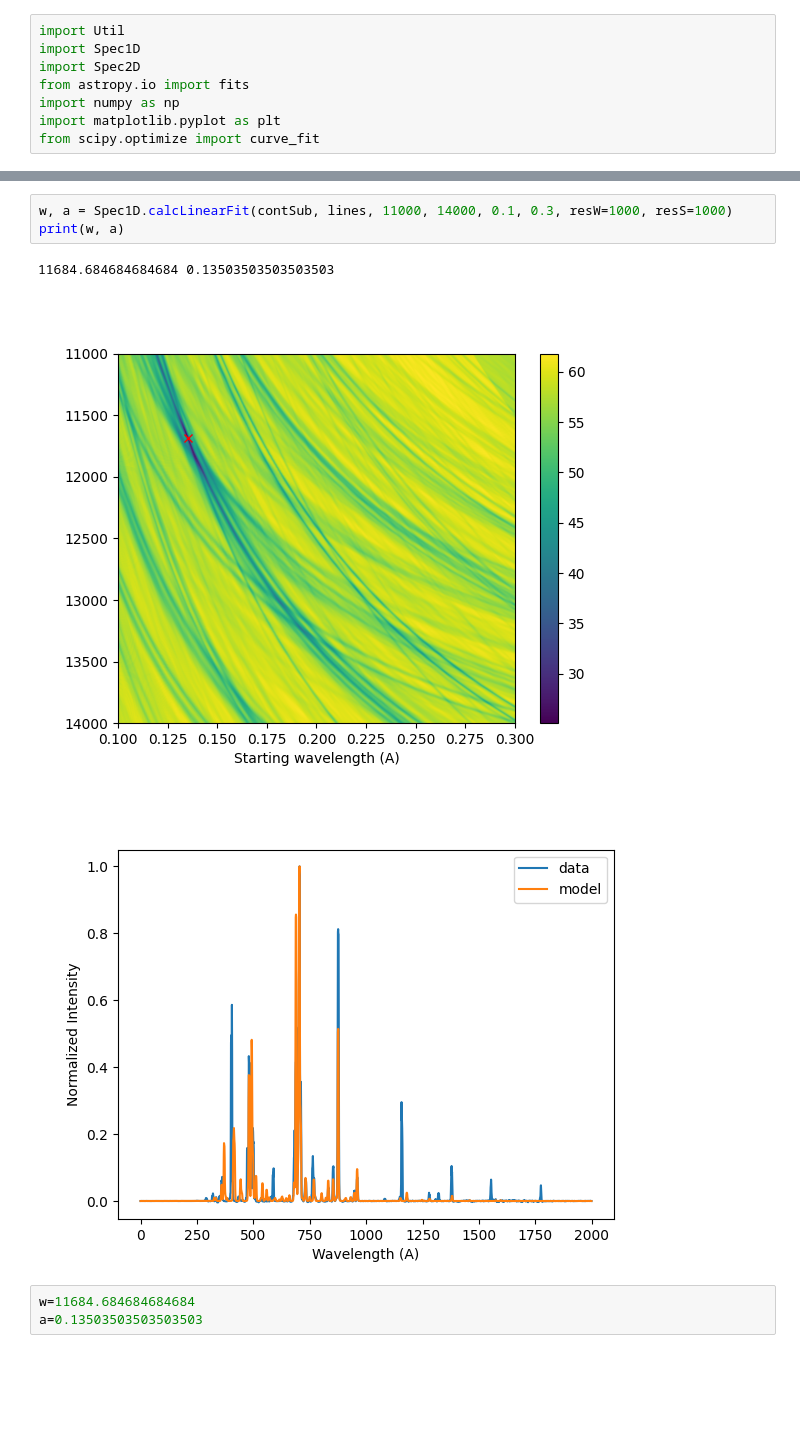
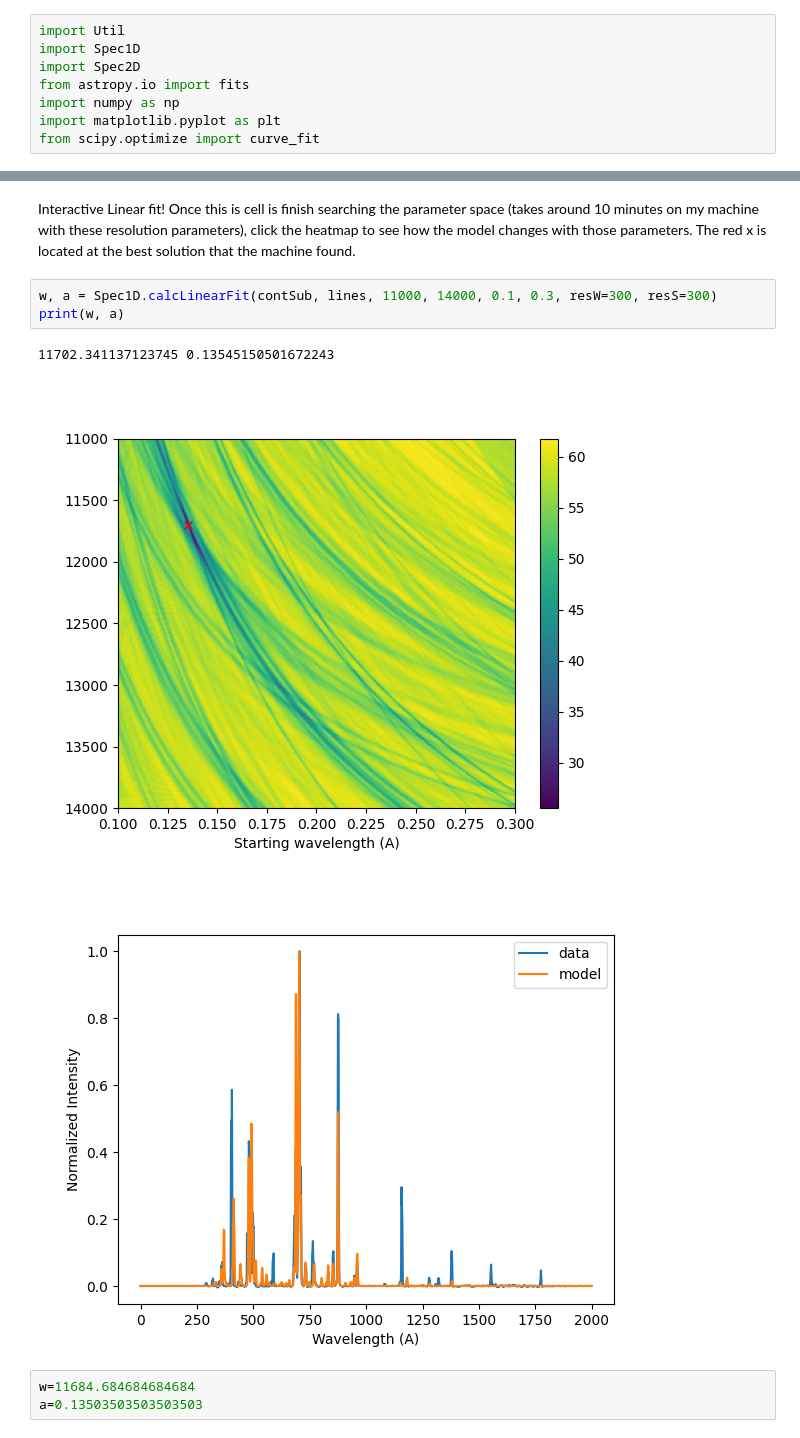
Before and after one commit to MatthewPrem/SpecWavUtils, a Jupyter notebook: HK/vph300/FindR.ipynb, the cells around one changed output, grey strips where cells are left out. Saved outputs shown, nothing was run; the diff lists cells and outputs as text; blank space fills up the shorter version.

```diff
--- a/HK/vph300/FindR.ipynb
+++ b/HK/vph300/FindR.ipynb
@@ -27,13 +27,15 @@ Util.flipX(spec2D)
 spec = Spec1D.convert2Dto1D(spec2D, 250, 300)
 continuum = Spec1D.continuum(spec)
 contSub = spec - continuum(np.arange(0, len(spec)))
+# %% [markdown]
+Interactive Linear fit! Once this is cell is finish searching the parameter space (takes around 10 minutes on my machine with these resolution parameters), click the heatmap to see how the model changes with those parameters. The red x is located at the best solution that the machine found.
 # %%
-w, a = Spec1D.calcLinearFit(contSub, lines, 11000, 14000, 0.1, 0.3, resW=1000, resS=1000)
+w, a = Spec1D.calcLinearFit(contSub, lines, 11000, 14000, 0.1, 0.3, resW=300, resS=300)
 print(w, a)
 # %% [output]
-11684.684684684684 0.13503503503503503
+11702.341137123745 0.13545150501672243
-[figure, old version]
+[figure, new version]
-[figure, old version]
+[figure, new version]
 # %%
 w=11684.684684684684
 a=0.13503503503503503
```
Also changed, not shown: parts of 2 cells of this notebook, 4 other files.
